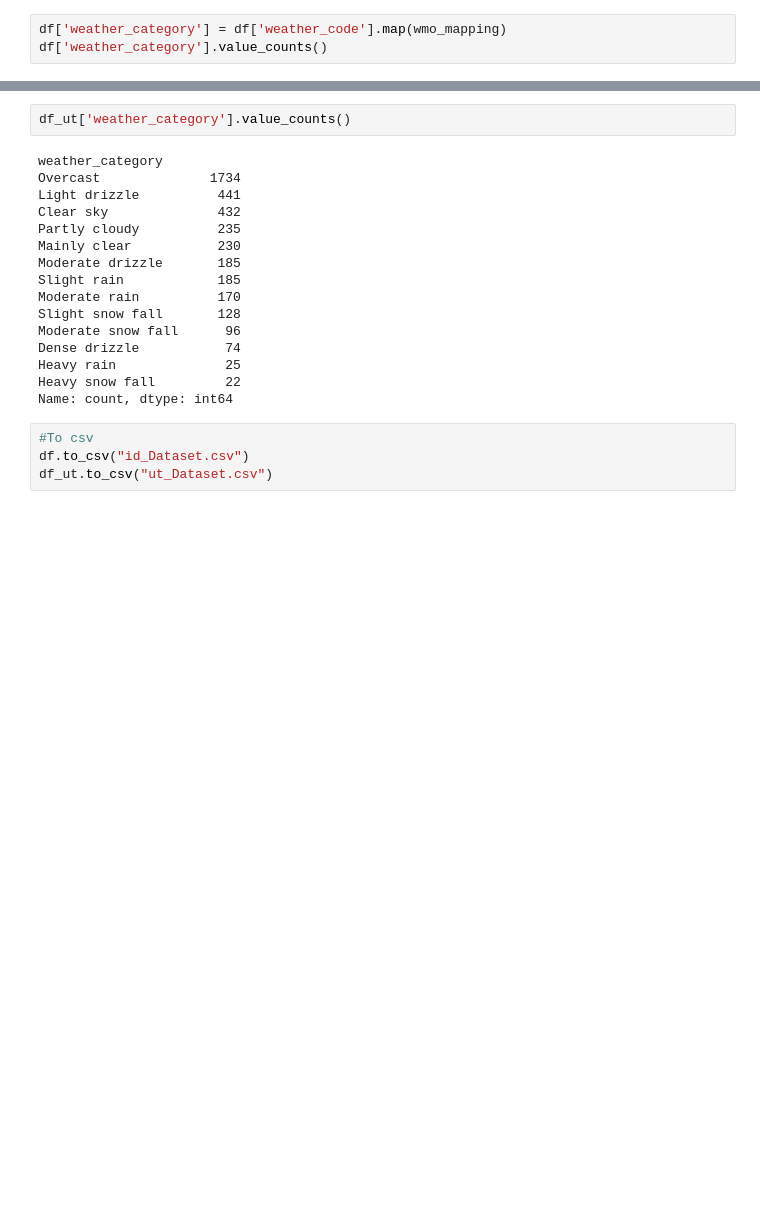
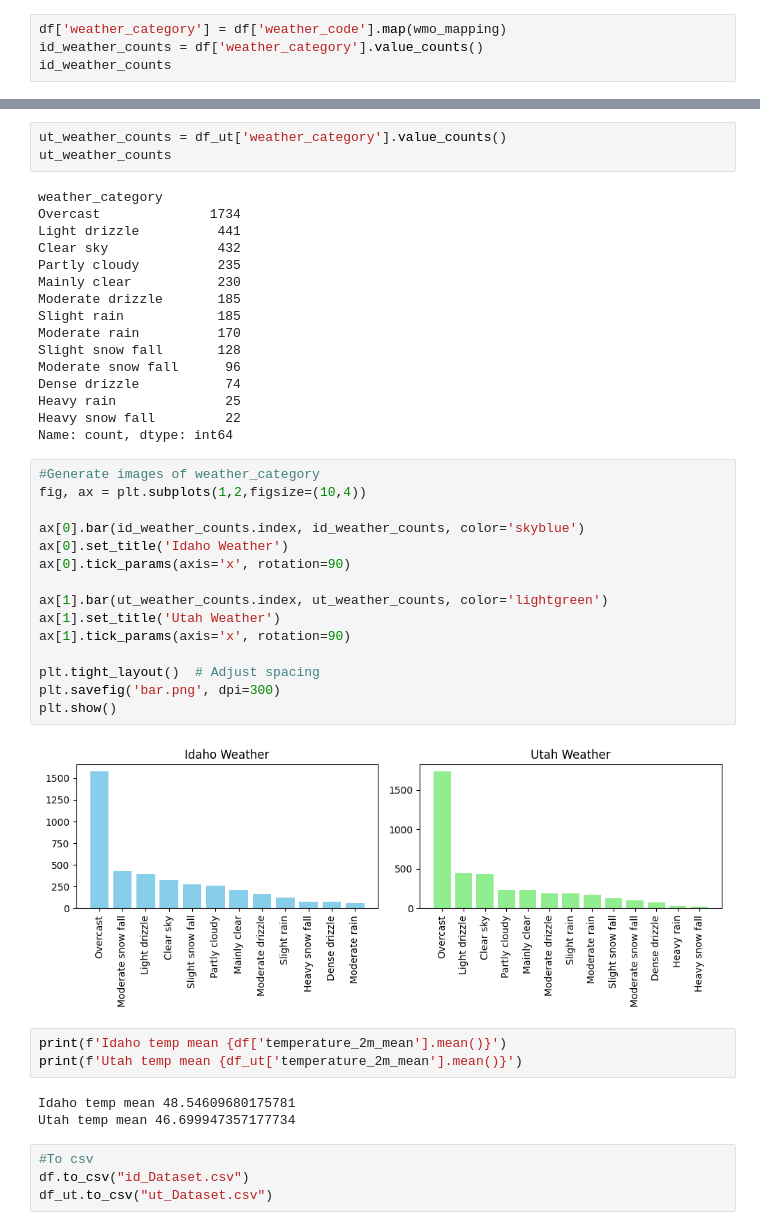
Before and after one commit to peacoltrain/dataset_api_gen, a Jupyter notebook: main.ipynb, the cells around one changed output, grey strips where cells are left out. Saved outputs shown, nothing was run; the diff lists cells and outputs as text; blank space fills up the shorter version.

```diff
--- a/main.ipynb
+++ b/main.ipynb
@@ -112,7 +113,8 @@ wmo_mapping = {
 }
 # %%
 df['weather_category'] = df['weather_code'].map(wmo_mapping)
-df['weather_category'].value_counts()
+id_weather_counts = df['weather_category'].value_counts()
+id_weather_counts
 # %% [output]
 weather_category
 Overcast              1579
@@ -169,7 +171,8 @@ df_ut.head()
 | 3 | 2015-01-04 07:00:00+00:00 | 71.0 | 28.472450 | 0.027559 | 0.0 | 0.0 | ... |
 | 4 | 2015-01-05 07:00:00+00:00 | 3.0 | 15.467450 | 0.000000 | 0.0 | 0.0 | ... |
 # %%
-df_ut['weather_category'].value_counts()
+ut_weather_counts = df_ut['weather_category'].value_counts()
+ut_weather_counts
 # %% [output]
 weather_category
 Overcast              1734
@@ -186,6 +189,29 @@ Dense drizzle           74
 Heavy rain              25
 Heavy snow fall         22
 Name: count, dtype: int64
+# %%
+#Generate images of weather_category
+fig, ax = plt.subplots(1,2,figsize=(10,4))
+
+ax[0].bar(id_weather_counts.index, id_weather_counts, color='skyblue')
+ax[0].set_title('Idaho Weather')
+ax[0].tick_params(axis='x', rotation=90)
+
+ax[1].bar(ut_weather_counts.index, ut_weather_counts, color='lightgreen')
+ax[1].set_title('Utah Weather')
+ax[1].tick_params(axis='x', rotation=90)
+
+plt.tight_layout()  # Adjust spacing
+plt.savefig('bar.png', dpi=300)
+plt.show()
+# %% [output]
+[figure, added]
+# %%
+print(f'Idaho temp mean {df['temperature_2m_mean'].mean()}')
+print(f'Utah temp mean {df_ut['temperature_2m_mean'].mean()}')
+# %% [output]
+Idaho temp mean 48.54609680175781
+Utah temp mean 46.699947357177734
 # %%
 #To csv
 df.to_csv("id_Dataset.csv")
```
Also changed, not shown: parts of 1 cell of this notebook, 3 other files.
